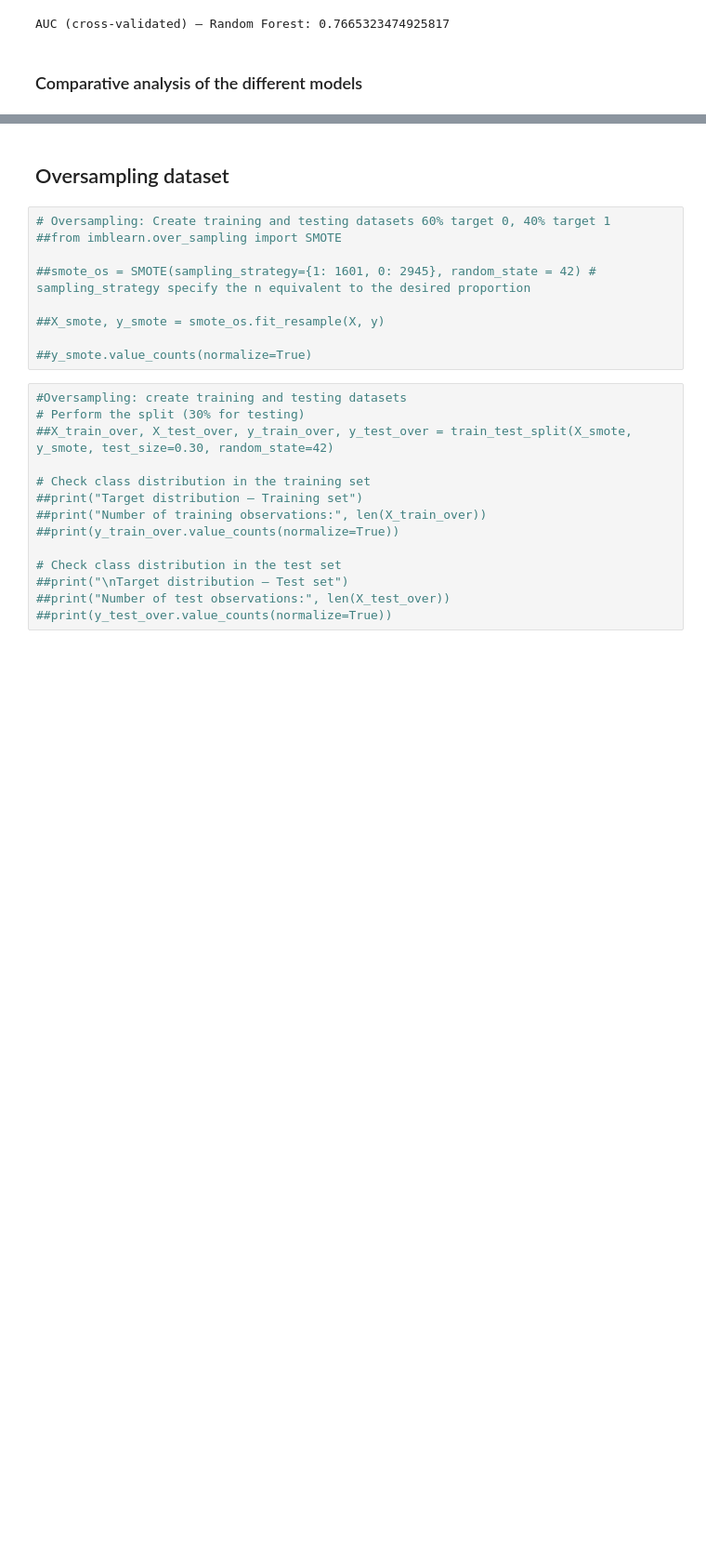
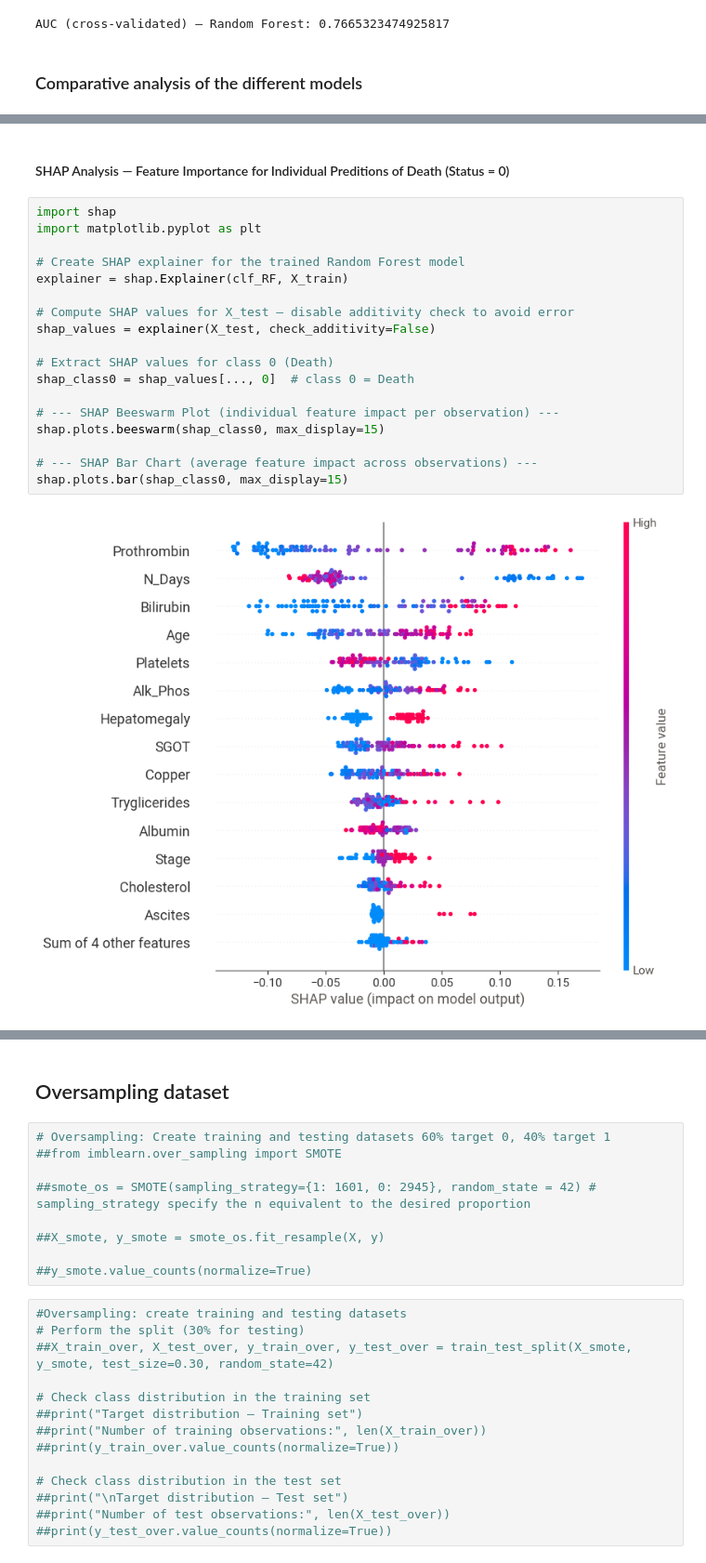
Before and after one commit to CarolinaCapitao/Machine-Learning, a Jupyter notebook: Cirrhosis_database.ipynb, the cells around one changed output, grey strips where cells are left out. Shown at 93% size. Saved outputs shown, nothing was run; the diff lists cells and outputs as text; blank space fills up the shorter version.

```diff
--- a/Cirrhosis_database.ipynb
+++ b/Cirrhosis_database.ipynb
@@ -1982,0 +1992,22 @@ Platelets     -1.489362e-02  0.031270
+# %% [markdown]
+#### SHAP Analysis — Feature Importance for Individual Preditions of Death (Status = 0)
+# %%
+import shap
+import matplotlib.pyplot as plt
+
+# Create SHAP explainer for the trained Random Forest model
+explainer = shap.Explainer(clf_RF, X_train)
+
+# Compute SHAP values for X_test — disable additivity check to avoid error
+shap_values = explainer(X_test, check_additivity=False)
+
+# Extract SHAP values for class 0 (Death)
+shap_class0 = shap_values[..., 0]  # class 0 = Death
+
+# --- SHAP Beeswarm Plot (individual feature impact per observation) ---
+shap.plots.beeswarm(shap_class0, max_display=15)
+
+# --- SHAP Bar Chart (average feature impact across observations) ---
+shap.plots.bar(shap_class0, max_display=15)
+# %% [output]
+[figure, added]
```
Also changed, not shown: parts of 29 cells of this notebook.
